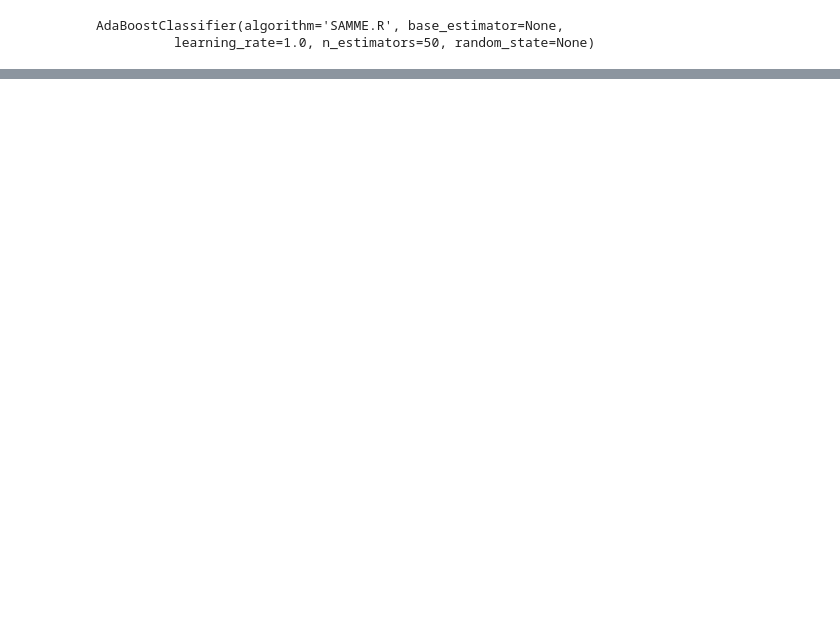
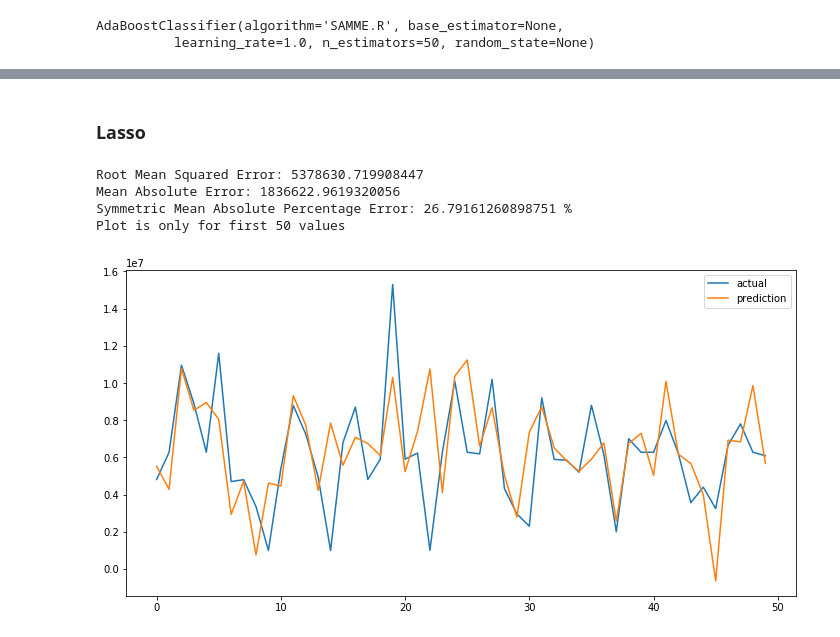
Before and after one commit to yerlandinata/DSALab2, a Jupyter notebook: Lab2.ipynb, the cells around one changed output, grey strips where cells are left out. Drawn from its saved outputs; the diff is of its cells as text; code cells hidden in the pictures; blank space fills up the shorter version.

```diff
--- a/Lab2.ipynb
+++ b/Lab2.ipynb
@@ -202,0 +538,2 @@ Akurasi random forest classifer = **91%**
+# %%
+rhp_X_test = scaler_train_rhp.transform(rhp_X_test)
@@ -202,0 +542,19 @@ Akurasi random forest classifer = **91%**
+# %%
+def smape(A, F):
+    return 100/len(A) * np.sum(2 * np.abs(F - A) / (np.abs(A) + np.abs(F)))
+# %%
+def plot_regression(actual, pred):
+    print('Root Mean Squared Error:', np.sqrt(mean_squared_error(actual, pred)))
+    print('Mean Absolute Error:', mean_absolute_error(actual, pred))
+    print('Symmetric Mean Absolute Percentage Error:', smape(actual, pred), '%')
+    plt.figure(figsize=(12,6))
+    plt.plot(actual[:50])
+    plt.plot(pred[:50])
+    plt.legend(['actual', 'prediction'])
+    print('Plot is only for first 50 values')
+# %%
+def regression(model):
+    model.fit(rhp_X_train, rhp_y_train)
+    y_pred = model.predict(rhp_X_test)
+    plot_regression(rhp_y_test, y_pred)
+    return y_pred
@@ -202,0 +571,10 @@ Akurasi random forest classifer = **91%**
+# %% [markdown]
+### Lasso
+# %%
+rhp_y_pred = regression(Lasso())
+# %% [output]
+Root Mean Squared Error: 5378630.719908447
+Mean Absolute Error: 1836622.9619320056
+Symmetric Mean Absolute Percentage Error: 26.79161260898751 %
+Plot is only for first 50 values
+[figure, added]
```
Also changed, not shown: parts of 147 cells of this notebook.
